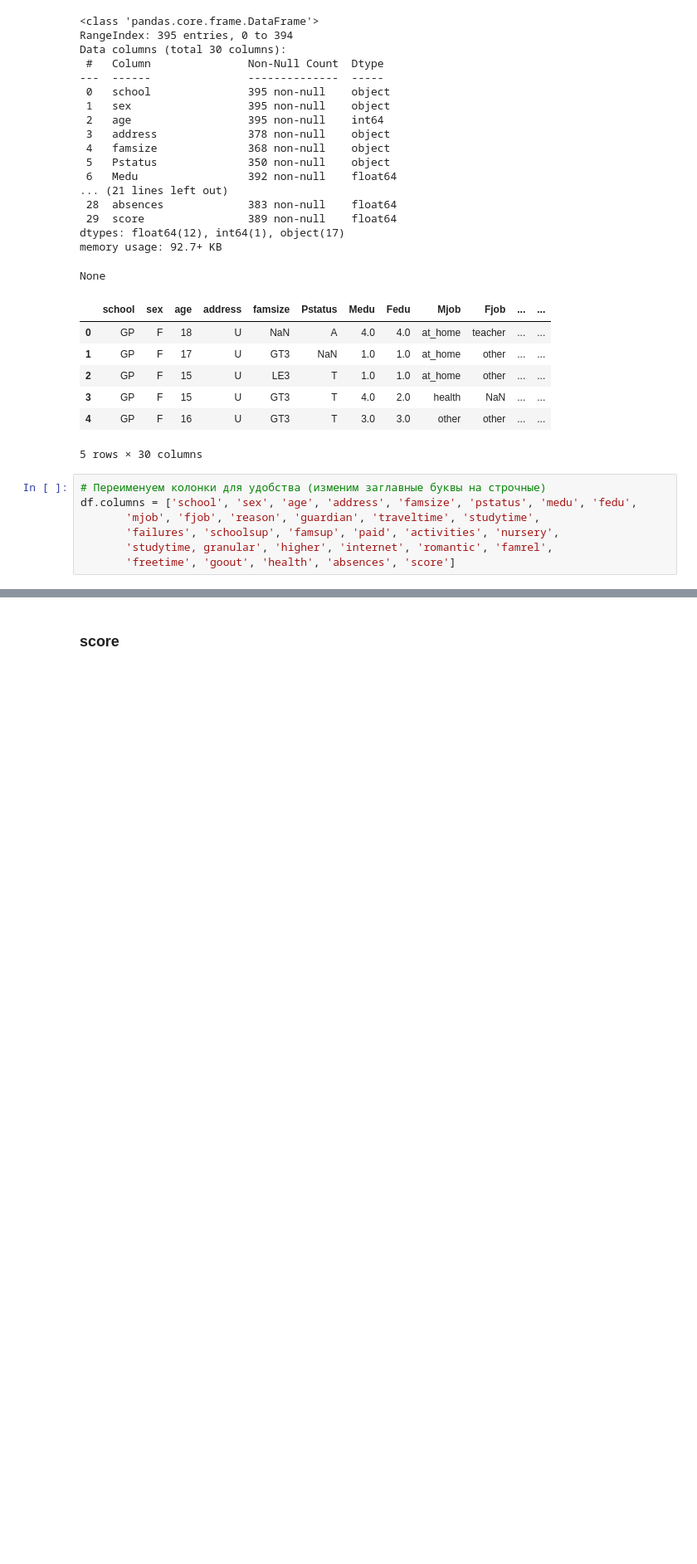
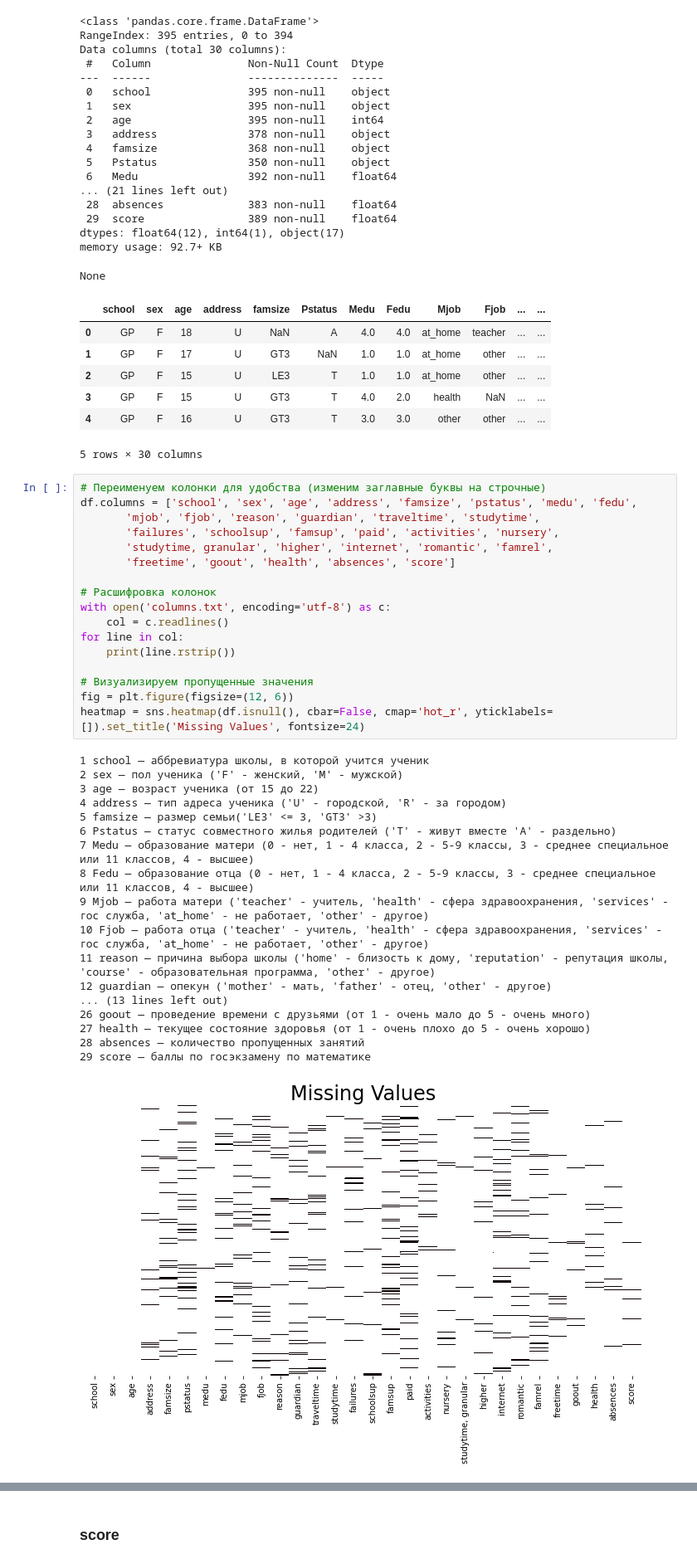
Before and after one commit to Golovolastik/skillfactory_rds, a Jupyter notebook: module_2/stud_math.ipynb, the cells around one changed output, grey strips where cells are left out. Shown at 83% size. Cells and saved outputs as stored; diff of their text form; blank space fills up the shorter version.

```diff
--- a/module_2/stud_math.ipynb
+++ b/module_2/stud_math.ipynb
@@ -41,7 +41,36 @@ None
 # %%
 # Переименуем колонки для удобства (изменим заглавные буквы на строчные)
 df.columns = ['school', 'sex', 'age', 'address', 'famsize', 'pstatus', 'medu', 'fedu',
        'mjob', 'fjob', 'reason', 'guardian', 'traveltime', 'studytime',
        'failures', 'schoolsup', 'famsup', 'paid', 'activities', 'nursery',
        'studytime, granular', 'higher', 'internet', 'romantic', 'famrel',
        'freetime', 'goout', 'health', 'absences', 'score']
+
+# Расшифровка колонок
+with open('columns.txt', encoding='utf-8') as c:
+    col = c.readlines()
+for line in col:
+    print(line.rstrip())
+
+# Визуализируем пропущенные значения
+fig = plt.figure(figsize=(12, 6))
+heatmap = sns.heatmap(df.isnull(), cbar=False, cmap='hot_r', yticklabels=[]).set_title('Missing Values', fontsize=24)
+# %% [output]
+1 school — аббревиатура школы, в которой учится ученик
+2 sex — пол ученика ('F' - женский, 'M' - мужской)
+3 age — возраст ученика (от 15 до 22)
+4 address — тип адреса ученика ('U' - городской, 'R' - за городом)
+5 famsize — размер семьи('LE3' <= 3, 'GT3' >3)
+6 Pstatus — статус совместного жилья родителей ('T' - живут вместе 'A' - раздельно)
+7 Medu — образование матери (0 - нет, 1 - 4 класса, 2 - 5-9 классы, 3 - среднее специальное или 11 классов, 4 - высшее)
+8 Fedu — образование отца (0 - нет, 1 - 4 класса, 2 - 5-9 классы, 3 - среднее специальное или 11 классов, 4 - высшее)
+9 Mjob — работа матери ('teacher' - учитель, 'health' - сфера здравоохранения, 'services' - гос служба, 'at_home' - не работает, 'other' - другое)
+10 Fjob — работа отца ('teacher' - учитель, 'health' - сфера здравоохранения, 'services' - гос служба, 'at_home' - не работает, 'other' - другое)
+11 reason — причина выбора школы ('home' - близость к дому, 'reputation' - репутация школы, 'course' - образовательная программа, 'other' - другое)
+12 guardian — опекун ('mother' - мать, 'father' - отец, 'other' - другое)
+... (13 lines left out)
+26 goout — проведение времени с друзьями (от 1 - очень мало до 5 - очень много)
+27 health — текущее состояние здоровья (от 1 - очень плохо до 5 - очень хорошо)
+28 absences — количество пропущенных занятий
+29 score — баллы по госэкзамену по математике
+[figure, added]
```
Also changed, not shown: parts of 22 cells of this notebook.
